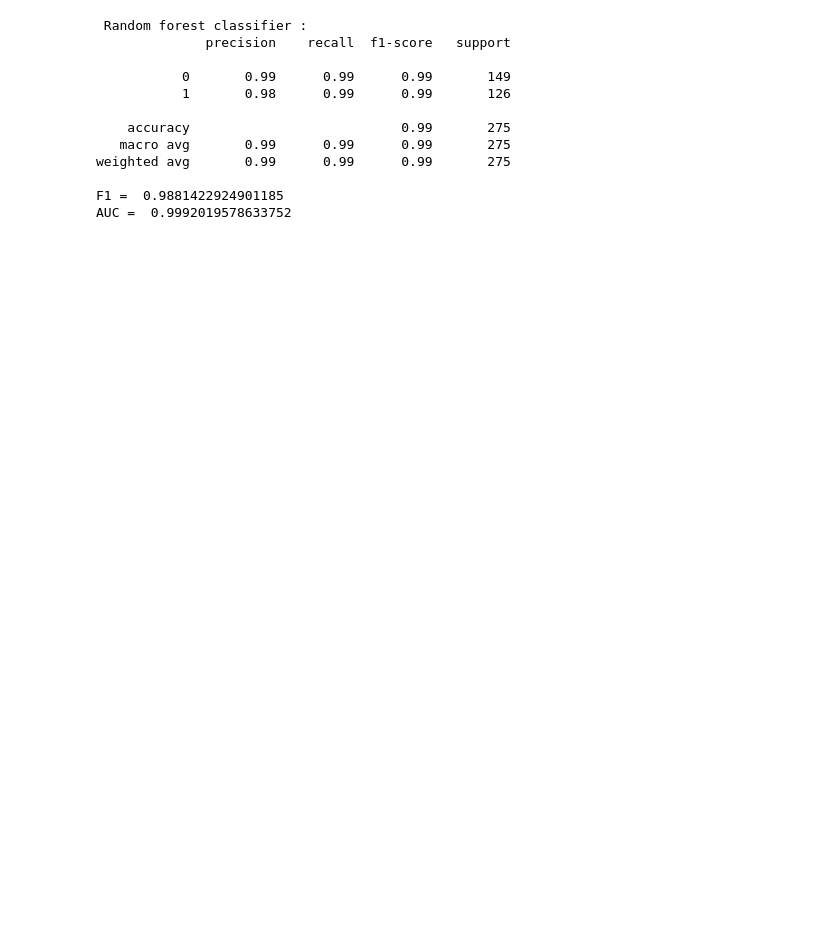
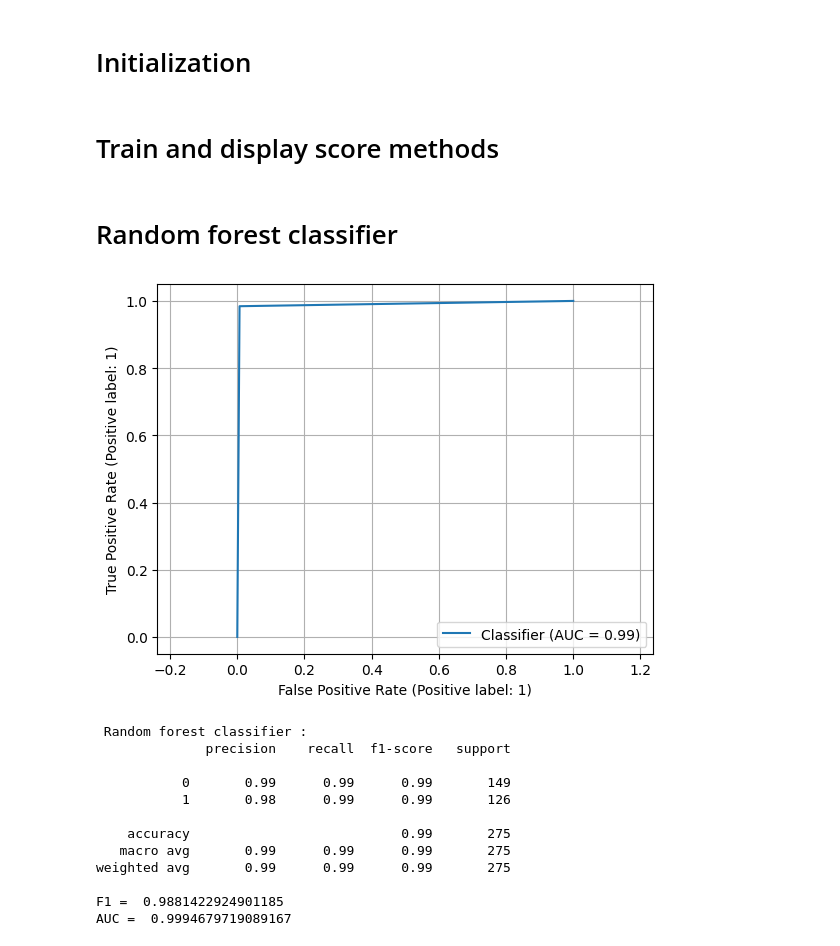
Before and after one commit to liutis6/DSA-exercises, a Jupyter notebook: exercises/U2/mainU2.ipynb, the cells around one changed output. Drawn from its saved outputs; the diff is of its cells as text; code cells hidden in the pictures; blank space fills up the shorter version.

```diff
--- a/exercises/U2/mainU2.ipynb
+++ b/exercises/U2/mainU2.ipynb
@@ -17,3 +19,5 @@ from sklearn.metrics import f1_score, RocCurveDisplay, roc_auc_score
+# %% [markdown]
+# Initialization
 # %%
 seed = 42
 # https://archive.ics.uci.edu/dataset/267/banknote+authentication
@@ -24,12 +28,14 @@ xcols = [name for name in df.columns if name not in ycols]
 
 # Split data into train and test sets
 X = df[xcols]
-Y = df['class']
+Y = df[ycols]
 X_train, X_test, Y_train, Y_test = train_test_split(X, Y, test_size=0.2, random_state=seed)
 
 all_names =[]
 all_perf = {'F1':[],
             'AUC':[]}
+# %% [markdown]
+# Train and display score methods
 # %%
 def get_predictions(model):
     # train the model on the features (X) and target labels (Y)
@@ -70,24 +76,35 @@ def evaluate(preds, name):
     # plt.axis('equal')
     # plt.show()
 
+def graph_ROC(predictions):
+    RocCurveDisplay.from_predictions(Y_test, predictions['pred'])
+    plt.grid()
+    plt.axis('equal')
+    plt.show()
+
 # Prepare base pipeline with preprocessing
 numeric_transformer = Pipeline([
     # ('imputer', SimpleImputer(strategy='mean')) - no NA values so no need
     ('scaler', StandardScaler())
 ])
 # No need for ColumnTransformer as all data is numeric
+# %% [markdown]
+# Random forest classifier
 # %%
 from sklearn.ensemble import RandomForestClassifier
-rf = Pipeline([
+rfc = Pipeline([
     ('pre', numeric_transformer),
     ('model', RandomForestClassifier(n_estimators=100,
                                      min_samples_split=20,
                                      min_samples_leaf=5,
                                      n_jobs=1))
 ])
 name = 'Random forest classifier'
-evaluate(get_predictions(rf), name)
+p_rfc = get_predictions(rfc)
+graph_ROC(p_rfc)
+evaluate(p_rfc, name)
 # %% [output]
+[figure, added]
  Random forest classifier :
               precision    recall  f1-score   support
 
@@ -99,4 +116,4 @@ evaluate(get_predictions(rf), name)
 weighted avg       0.99      0.99      0.99       275
 
 F1 =  0.9881422924901185
-AUC =  0.9992019578633752
+AUC =  0.9994679719089167
```
Also changed, not shown: parts of 14 cells of this notebook, 3 other files.
